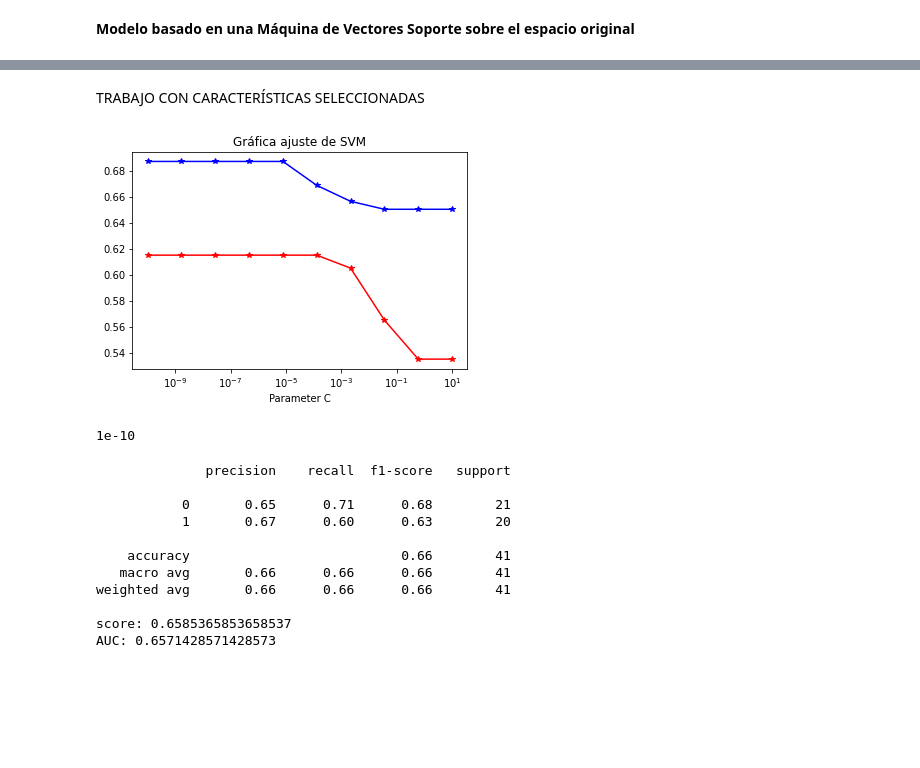
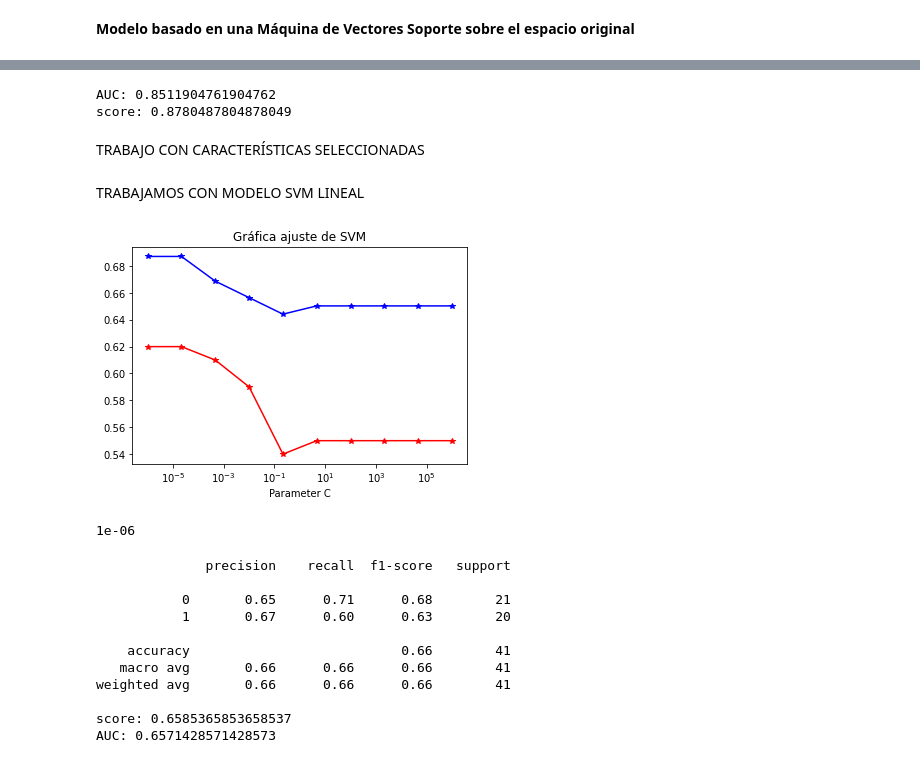
Before and after one commit to cgarciav/base-de-datos-HCC, a Jupyter notebook: SVM.ipynb, the cells around one changed output, grey strips where cells are left out. Saved outputs shown, nothing was run; the diff lists cells and outputs as text; code cells hidden in the pictures; blank space fills up the shorter version.

```diff
--- a/SVM.ipynb
+++ b/SVM.ipynb
@@ -71,24 +67,23 @@ from sklearn.svm import SVC
 from sklearn.model_selection import cross_val_score,KFold
 from sklearn.metrics import roc_auc_score
 # %%
-c_values=np.logspace(-10,0, 10)
+c_values=np.logspace(-4,4, 10)
 cv_c_scores=[]
 
 
 for k in c_values:
 
-    clf = svm.LinearSVC(C=k, max_iter=100000)
+    clf = svm.LinearSVC(C=k, max_iter=1000000)
     scores = cross_val_score(clf, x_train_transformed, y_train, cv=10 , scoring='roc_auc') #aplicamos cross validation
     cv_c_scores.append(scores.mean())
 
 
-
 train_prec=[]
-c_values2=np.logspace(-10,0, 10)
+c_values2=np.logspace(-4,4, 10)
 
 for k in c_values2 :
 
-    clf = svm.LinearSVC(C=k, max_iter=100000).fit(x_train_transformed,y_train)
+    clf = svm.LinearSVC(C=k, max_iter=1000000).fit(x_train_transformed,y_train)
     train_prec.append(clf.score(x_train_transformed,y_train))
 
 
@@ -188,7 +236,19 @@ feature_plot(clf, df.drop(['Class'], axis = 1).columns.values)
+# %%
+sigmakernel1=SVC(kernel='rbf',C=c_opt,gamma='scale')
+sigmakernel1.fit(x_train_transformed,np.ravel(y_train))
+
+y_pred=sigmakernel1.predict(x_test_transformed)
+matriz=confusion_matrix(y_test,y_pred)
+
+print ('AUC:', roc_auc_score(y_test,y_pred))
+print('score:', clf.score(x_test_transformed, y_test))
+# %% [output]
+AUC: 0.8511904761904762
+score: 0.8780487804878049
 # %% [markdown]
 TRABAJO CON CARACTERÍSTICAS SELECCIONADAS
 # %%
-x2 = df[['Cirrhosis','Iron','Alcohol','Creatinine','Encephalopathy','Grams_day','Obesity','Gender','MCV','PHT','Hemoglobin','Spleno','AFP','Hemochro','Hallmark','Endemic','Smoking','HBsAg','ALT','NASH','AHT']]
+x2 = df[['Iron','Alcohol','Creatinine','Encephalopathy','Grams_day','Obesity','Gender','MCV','PHT','Hemoglobin','Spleno','AFP','Hemochro','Hallmark','Endemic','Smoking','HBsAg','ALT','NASH','AHT']]
 y2=df['Class']
 x_train, x_test, y_train, y_test = train_test_split(x2, y2,stratify=y, test_size=0.2, random_state=42)
 # %%
@@ -199,50 +259,52 @@ scaler=preprocessing.StandardScaler().fit(x_train)
 
 x_train_transf=scaler.transform(x_train)
 x_test_transf=scaler.transform(x_test)
+# %% [markdown]
+TRABAJAMOS CON MODELO SVM LINEAL
 # %%
 
-c_values=np.logspace(-10,1, 10)
+c_values=np.logspace(-6,6, 10)
 cv_c_scores=[]
 
 
 for k in c_values:
 
-    clf = svm.LinearSVC(C=k, max_iter=1000000)
+    clf = svm.LinearSVC(C=k,dual=False, max_iter= 10000)
     scores = cross_val_score(clf, x_train_transf, y_train, cv=50 ,scoring='roc_auc') #aplicamos cross validation
     cv_c_scores.append(scores.mean())
 
 
 
 
 train_prec=[]
-c_values2=np.logspace(-10,1, 10)
+c_values2=np.logspace(-6,6, 10)
 
 for k in c_values2 :
 
-    clf = svm.LinearSVC(C=k, max_iter=1000000).fit(x_train_transf,y_train)
+    clf = svm.LinearSVC(C=k, dual=False, max_iter=10000).fit(x_train_transf,y_train)
     train_prec.append(clf.score(x_train_transf,y_train))
 
 
 
 # Do the plotting
 import matplotlib.pyplot as plt
 plt.figure()
 
 plt.semilogx(c_values2,train_prec,color='b' , marker='*' , label='train')
 plt.semilogx(c_values,cv_c_scores,color='r' , marker='*' , label='cv')
 locs, labels = plt.yticks()
 #plt.yticks(locs, list(map(lambda x: "%g" % x, locs)))
 #plt.ylabel('accuracy')
 plt.xlabel('Parameter C')
 plt.title('Gráfica ajuste de SVM')
 plt.show()
 
 
 #select the maximum because we are considering accuracy
 c_opt2=(np.array(c_values)[cv_c_scores.index(np.array(cv_c_scores).max())])
 c_opt2
 #obtengo valor maximo que tengo que usar para mi clasificador(k)
 # %% [output]
-[figure, old version]
+[figure, new version]
-1e-10
+1e-06
 # %%
```
Also changed, not shown: parts of 16 cells of this notebook.
